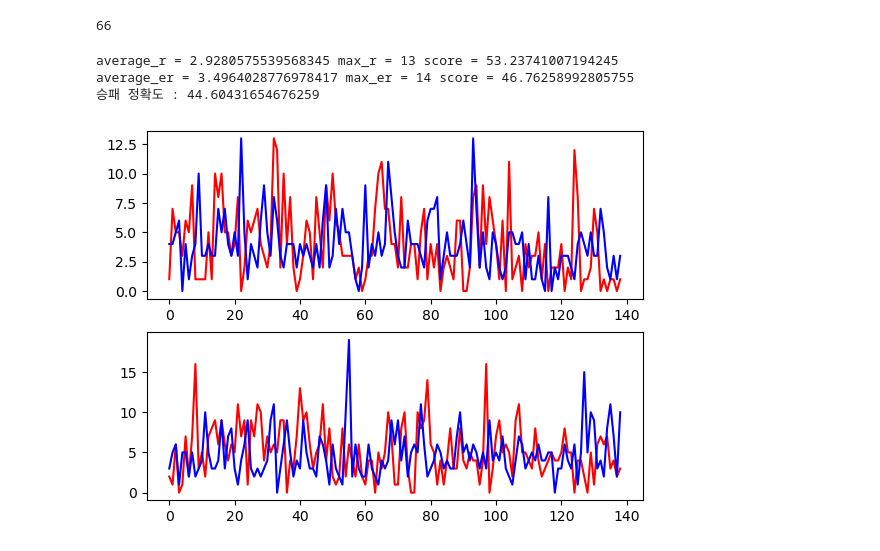
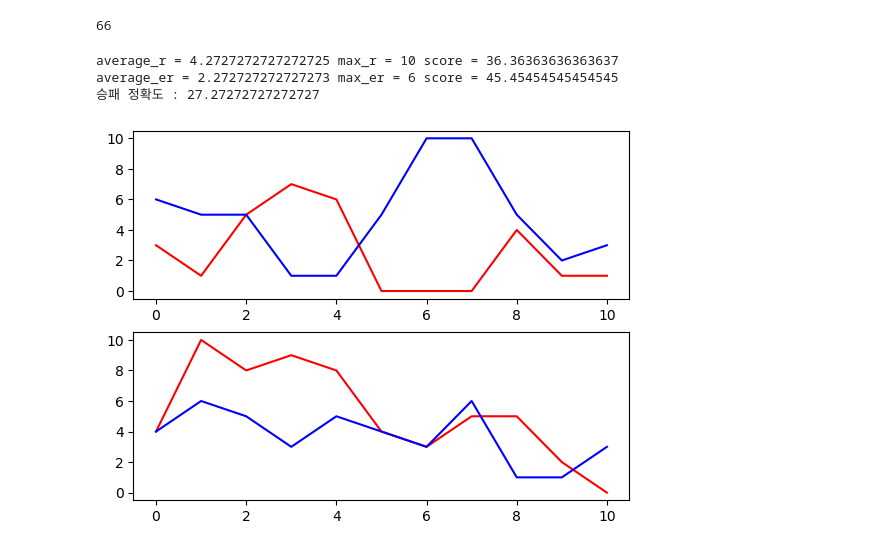
Before and after one commit to cjdrudco/KKC_Python_Project, a Jupyter notebook: Untitled.ipynb, the cells around one changed output. Drawn from its saved outputs; the diff is of its cells as text; code cells hidden in the pictures.

```diff
--- a/Untitled.ipynb
+++ b/Untitled.ipynb
@@ -590,7 +590,8 @@ import matplotlib.pyplot as plt
 import os
 
 
-df = pd.read_csv("lotte_csv.csv", encoding="EUC_KR")
+df_origin = pd.read_csv("lotte_csv.csv", encoding="EUC_KR")
+df = df_origin[df_origin['OP'] == 'SK']
 
 train_year = (df["YEAR"] <= 2018)
 test_year = (df["YEAR"] >= 2019)
@@ -639,34 +640,34 @@ print("average_r =", sum(diff_y_r)/len(diff_y_r), "max_r =", max(diff_y_r), "sco
 print("average_er =", sum(diff_y_er)/len(diff_y_er), "max_er =", max(diff_y_er), "score =", len(b)/len(diff_y_er)*100)
 
 wdl = []
 for i in range(len(pre_y_r)):
     if abs(pre_y_r[i]-pre_y_er[i]) == 0 :
         wdl.append("무")
     elif pre_y_r[i] > pre_y_er[i] :
         wdl.append("승")
     else :
         wdl.append("패")
 
 data = df[test_year]
 test_wdl = list(data["WDL"])
 y = 0
 for i in range(len(wdl)):
     if wdl[i] == test_wdl[i]:
         y += 1
 
 print("승패 정확도 :", y/len(wdl)*100)
 
 
 plt.subplot(2, 1, 1)
 plt.plot(test_y_r, c='r')
 plt.plot(pre_y_r, c='b')
 
 plt.subplot(2,1,2)
 plt.plot(test_y_er, c='r')
 plt.plot(pre_y_er, c='b')
 plt.show()
 # %% [output]
-average_r = 2.9280575539568345 max_r = 13 score = 53.23741007194245
-average_er = 3.4964028776978417 max_er = 14 score = 46.76258992805755
-승패 정확도 : 44.60431654676259
+average_r = 4.2727272727272725 max_r = 10 score = 36.36363636363637
+average_er = 2.272727272727273 max_er = 6 score = 45.45454545454545
+승패 정확도 : 27.27272727272727
-[figure, old version]
+[figure, new version]
```
Also changed, not shown: parts of 1 cell of this notebook, 2 other files.
